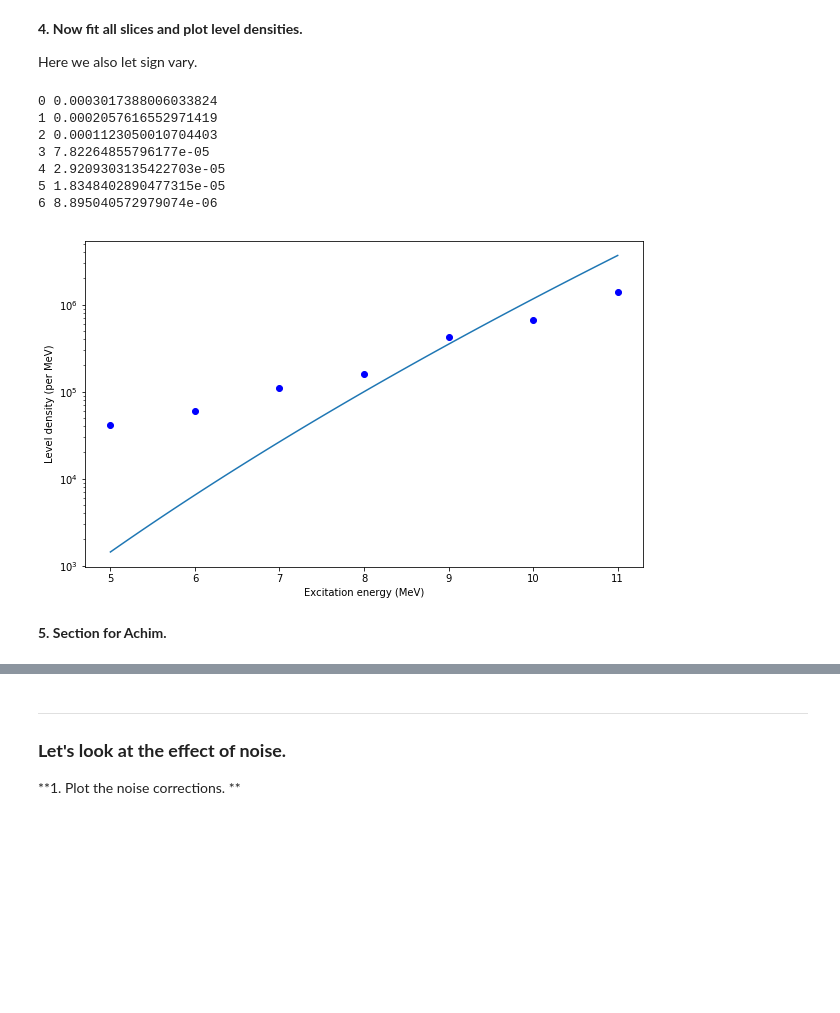
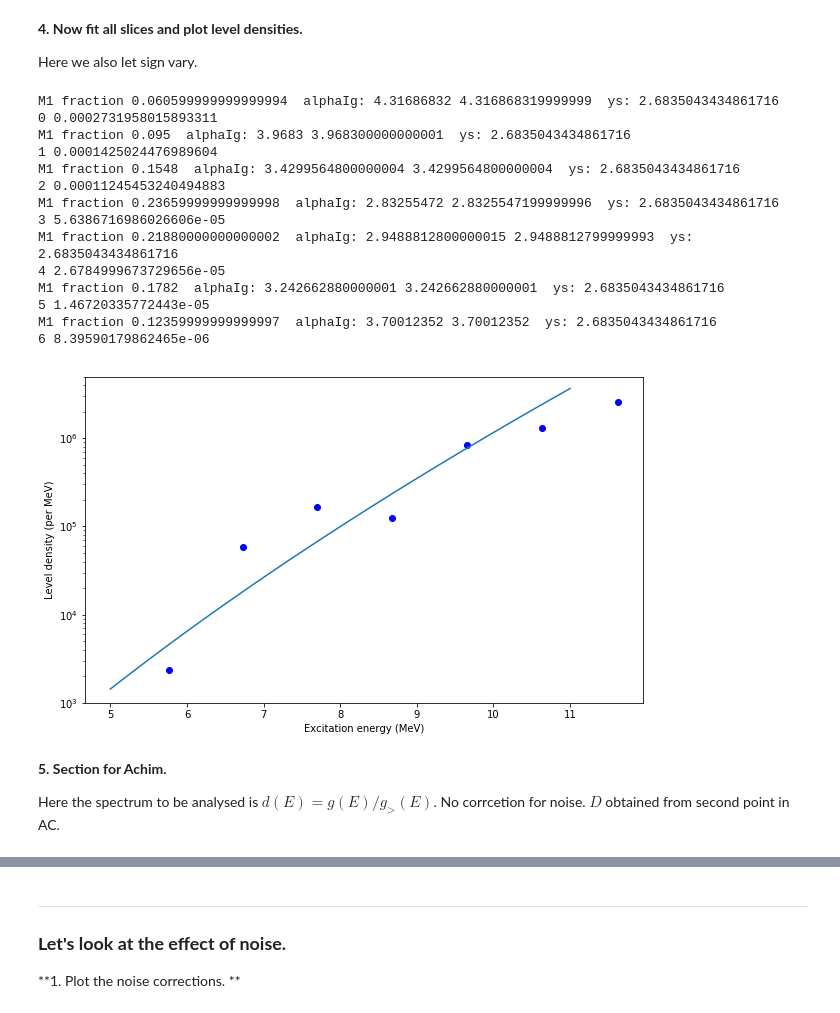
Before and after one commit to rfearick/leveldensity, a Jupyter notebook: leveldensity-test-sm.ipynb, the cells around one changed output, grey strips where cells are left out. Cells and saved outputs as stored; diff of their text form; code cells hidden in the pictures; blank space fills up the shorter version.

```diff
--- a/leveldensity-test-sm.ipynb
+++ b/leveldensity-test-sm.ipynb
@@ -9,0 +12,9 @@ plt.rc('font',size=16)
+# %%
+# (28/6/2018) unweighted average fwhm is 32.6 keV from AK spreadsheet.
+sig = 32.6/2.35/1000.0
+#sig = 40.0/2.35/1000.0
+#sig=50.0/2.35/1000.0
+sigsm=3.5*sig
+sigsmn=0.39*2.35*sig
+sigx=sigsm*2.5
+print("sig=%6.4f  sigsm=%7.4f sigsmn=%7.4f MeV"%(sig,sigsm,sigsmn))
@@ -57,15 +102,6 @@ data input from  /Users/rogerfearick/Desktop/research/linax/datastore/Sm154/data
 
 Plot out the stationary spectrum for both no narrow smooth, and a narrow smooth.
 # %%
-# (28/6/2018) unweighted average fwhm is 32.6 keV from AK spreadsheet.
-sig = 32.6/2.35/1000.0
-#sig = 40.0/2.35/1000.0
-#sig=50.0/2.35/1000.0
-sigsm=3.5*sig
-sigsmn=0.4*2.35*sig
-sigx=sigsm*2.5
-print("sig=%6.4f  sigsm=%7.4f sigsmn=%7.4f MeV"%(sig,sigsm,sigsmn))
-
 S=spt.RatioSpectrum( X, G, targetfilename, ROIlo, ROIhi )
 globalenergy = S.energy
 
@@ -236,11 +298,24 @@ plt.show()
 Here we also let sign vary.
 # %%
 import leveldensities as ldn
+def meanEw(el,ehi):
+    # energy weighted with
+    # const temp energy level density
+    delE=ehi-elo
+    T=np.sqrt(elo/(154/10.0))
+    iT=1/T
+    meanen=(np.exp(iT*delE)*(T*delE-T**2)+T**2)/(T*(np.exp(iT*delE)-1))
+    return meanen+elo
+
 rholist=[]
 for i,(l,h) in enumerate(binlist):
     bini=spt.Bin(bins.data,l,h)
     energy=bini.Eoffset
     data=bini.acnar
+    # calculate alpha from M1 fraction assuming N1=N2
+    # first get mean m1 fraction
+    ys=sigw/sign
+    alpha=Alpha(bini, h, l, M1fractions)
     initialD=data[0]*(2.0*np.sqrt(np.pi)*sig)/alpha
     ndata=len(data)
     params=lmfit.Parameters()
@@ -249,45 +324,61 @@ for i,(l,h) in enumerate(binlist):
     params.add('sigw',value=sigw,min=0.0,vary=False)
     params.add('sigx',value=sigx,vary=False)
     uncert=np.linspace(data[0]/10,data[0]/5,ndata)
     ACfx=data*np.exp(-energy**2/(2.0*sigx**2))
     minner=lmfit.Minimizer(fitforlm, params, fcn_args=(energy,ACfx),
                            fcn_kws={'unc':uncert})
     result=minner.minimize()
     p=result.params.valuesdict()
     print(i,ACfx[0])
-    D=ACfx[0]/spt.ACtheory(de,sign,sigw,alpha,1.0)
-    rho=1.0/D #p['D']
+    Ntypes = 2 if M1fractions else 1
+    signf=p['sign']
+    sigwf=p['sigw']
+    D=ACfx[0]/spt.ACtheory(de,signf,sigwf,alpha,1.0)*Ntypes
+    #D=p["D"]*Ntypes
+    rho=1.0/D
     elo,ehi=bins.get_bin_limits(i)
     en=(elo+ehi)/2
+    en=meanEw(elo,ehi)
     rholist.append((en,rho))
 
 rholist=np.array( rholist )
 # original method
 eOrig=rholist.T[0]
 rhoOrig=rholist.T[1]
 # theory
 Eth=np.linspace(5.0,11.0)
 Z,N=62,154-62
 Spin=1.0
 rhoth=ldn.LevelDenvonEgidy(Eth, Z, N, Spin)
 # plot
 plt.figure(figsize=(10,6))
 plt.semilogy(eOrig,rhoOrig,'bo')
 plt.semilogy(Eth,rhoth,label="von Egidy")
 plt.xlabel("Excitation energy (MeV)")
 plt.ylabel("Level density (per MeV)")
+plt.ylim(1000.0,5e6)
 plt.show()
 # %% [output]
-0 0.0003017388006033824
-1 0.0002057616552971419
-2 0.0001123050010704403
-3 7.82264855796177e-05
-4 2.9209303135422703e-05
-5 1.8348402890477315e-05
-6 8.895040572979074e-06
+M1 fraction 0.060599999999999994  alphaIg: 4.31686832 4.316868319999999  ys: 2.6835043434861716
+0 0.0002731958015893311
+M1 fraction 0.095  alphaIg: 3.9683 3.968300000000001  ys: 2.6835043434861716
+1 0.0001425024476989604
+M1 fraction 0.1548  alphaIg: 3.4299564800000004 3.4299564800000004  ys: 2.6835043434861716
+2 0.00011245453240494883
+M1 fraction 0.23659999999999998  alphaIg: 2.83255472 2.8325547199999996  ys: 2.6835043434861716
+3 5.6386716986026606e-05
+M1 fraction 0.21880000000000002  alphaIg: 2.9488812800000015 2.9488812799999993  ys: 2.6835043434861716
+4 2.6784999673729656e-05
+M1 fraction 0.1782  alphaIg: 3.242662880000001 3.242662880000001  ys: 2.6835043434861716
+5 1.46720335772443e-05
+M1 fraction 0.12359999999999997  alphaIg: 3.70012352 3.70012352  ys: 2.6835043434861716
+6 8.39590179862465e-06
-[figure, old version]
+[figure, new version]
-# %% [markdown]
-**5. Section for Achim.**
+# %% [markdown]
+**5. Section for Achim.**
+
+Here the spectrum to be analysed is $d(E)=g(E)/g_>(E)$. No corrcetion for noise.
+$D$ obtained from second point in AC.
 # %%
 de=0.005 # bin width
 alpha=2.273
```
Also changed, not shown: parts of 19 cells of this notebook.
